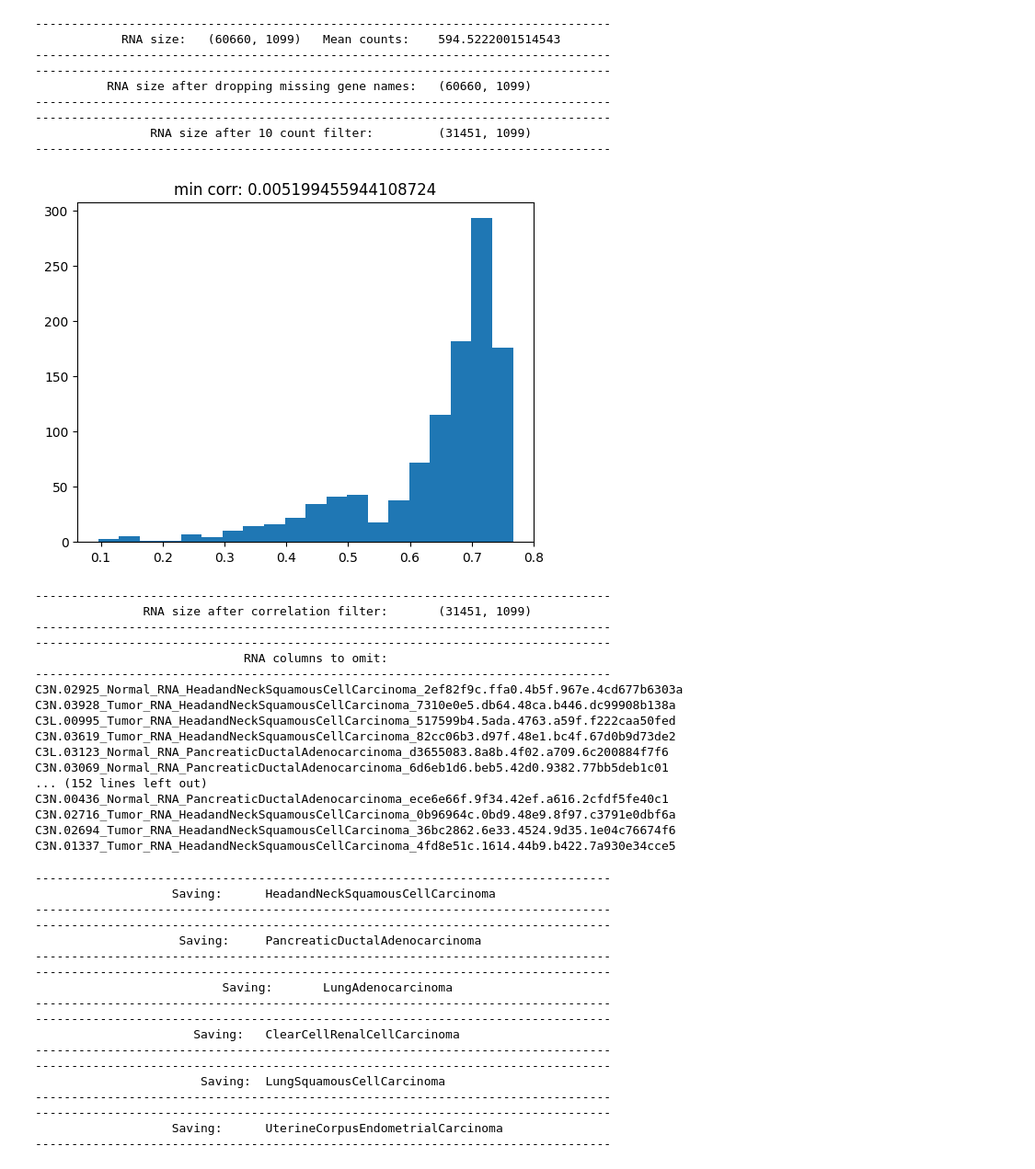
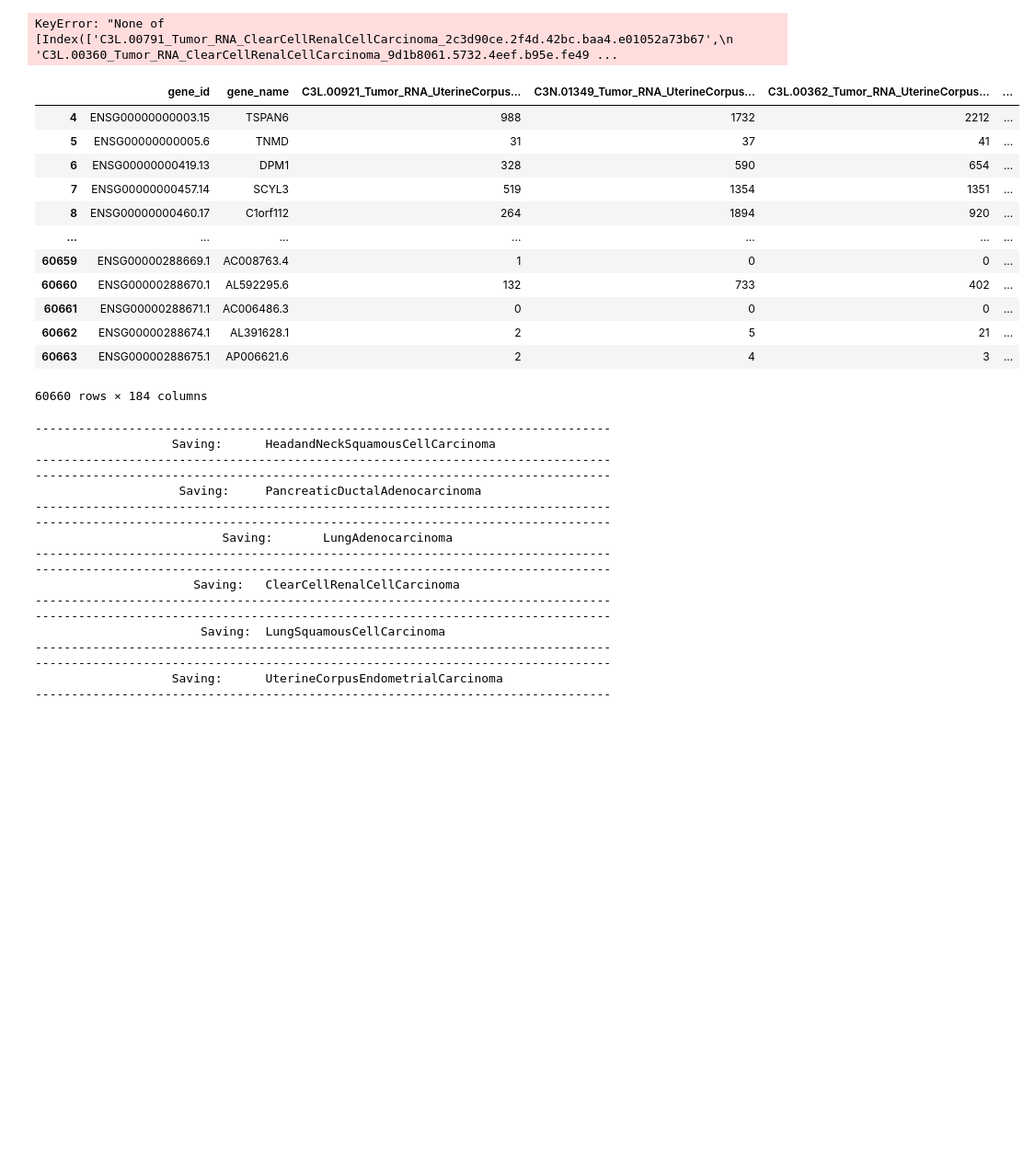
Before and after one commit to ArianeMora/public_cancer_data, a Jupyter notebook: datasets/CPTAC3/input_data/TCGA_RNA_DNAMethylation_ALL/RNA_filter.ipynb, the cells around one changed output. Shown at 92% size. Saved outputs shown, nothing was run; the diff lists cells and outputs as text; code cells hidden in the pictures; blank space fills up the shorter version.

```diff
--- a/datasets/CPTAC3/input_data/TCGA_RNA_DNAMethylation_ALL/RNA_filter.ipynb
+++ b/datasets/CPTAC3/input_data/TCGA_RNA_DNAMethylation_ALL/RNA_filter.ipynb
@@ -7,6 +7,8 @@ from sciutil import SciUtil
 u = SciUtil()
 
 rna_sample_df = pd.read_csv('rna_sample_df.csv')
+rna_sample_df = rna_sample_df[rna_sample_df['Disease Type'] == 'Clear Cell Renal Cell Carcinoma']
+
 df = pd.read_csv('../../output_data/RNA.csv')
 cols = list(rna_sample_df['Sample'].values)
 
@@ -46,33 +48,23 @@ print('\n'.join(cols_to_omit))
 cols_to_keep = [c for c in df.columns if c not in cols_to_omit]
 df = df[cols_to_keep]
 # %% [output]
---------------------------------------------------------------------------------
-            RNA size:   (60660, 1099)   Mean counts:    594.5222001514543
---------------------------------------------------------------------------------
---------------------------------------------------------------------------------
-          RNA size after dropping missing gene names:   (60660, 1099)
---------------------------------------------------------------------------------
---------------------------------------------------------------------------------
-                RNA size after 10 count filter:         (31451, 1099)
---------------------------------------------------------------------------------
+KeyError: "None of [Index(['C3L.00791_Tumor_RNA_ClearCellRenalCellCarcinoma_2c3d90ce.2f4d.42bc.baa4.e01052a73b67',\n       'C3L.00360_Tumor_RNA_ClearCellRenalCellCarcinoma_9d1b8061.5732.4eef.b95e.fe49 ...
-[figure, removed]
---------------------------------------------------------------------------------
-               RNA size after correlation filter:       (31451, 1099)
---------------------------------------------------------------------------------
---------------------------------------------------------------------------------
-                             RNA columns to omit:
---------------------------------------------------------------------------------
-C3N.02925_Normal_RNA_HeadandNeckSquamousCellCarcinoma_2ef82f9c.ffa0.4b5f.967e.4cd677b6303a
-C3N.03928_Tumor_RNA_HeadandNeckSquamousCellCarcinoma_7310e0e5.db64.48ca.b446.dc99908b138a
-C3L.00995_Tumor_RNA_HeadandNeckSquamousCellCarcinoma_517599b4.5ada.4763.a59f.f222caa50fed
-C3N.03619_Tumor_RNA_HeadandNeckSquamousCellCarcinoma_82cc06b3.d97f.48e1.bc4f.67d0b9d73de2
-C3L.03123_Normal_RNA_PancreaticDuctalAdenocarcinoma_d3655083.8a8b.4f02.a709.6c200884f7f6
-C3N.03069_Normal_RNA_PancreaticDuctalAdenocarcinoma_6d6eb1d6.beb5.42d0.9382.77bb5deb1c01
-... (152 lines left out)
-C3N.00436_Normal_RNA_PancreaticDuctalAdenocarcinoma_ece6e66f.9f34.42ef.a616.2cfdf5fe40c1
-C3N.02716_Tumor_RNA_HeadandNeckSquamousCellCarcinoma_0b96964c.0bd9.48e9.8f97.c3791e0dbf6a
-C3N.02694_Tumor_RNA_HeadandNeckSquamousCellCarcinoma_36bc2862.6e33.4524.9d35.1e04c76674f6
-C3N.01337_Tumor_RNA_HeadandNeckSquamousCellCarcinoma_4fd8e51c.1614.44b9.b422.7a930e34cce5
+# %%
+df
+# %% [output]
+|  | gene_id | gene_name | C3L.00921_Tumor_RNA_UterineCorpus... | C3N.01349_Tumor_RNA_UterineCorpus... | C3L.00362_Tumor_RNA_UterineCorpus... | ... |
+| 4 | ENSG00000000003.15 | TSPAN6 | 988 | 1732 | 2212 | ... |
+| 5 | ENSG00000000005.6 | TNMD | 31 | 37 | 41 | ... |
+| 6 | ENSG00000000419.13 | DPM1 | 328 | 590 | 654 | ... |
+| 7 | ENSG00000000457.14 | SCYL3 | 519 | 1354 | 1351 | ... |
+| 8 | ENSG00000000460.17 | C1orf112 | 264 | 1894 | 920 | ... |
+| ... | ... | ... | ... | ... | ... | ... |
+| 60659 | ENSG00000288669.1 | AC008763.4 | 1 | 0 | 0 | ... |
+| 60660 | ENSG00000288670.1 | AL592295.6 | 132 | 733 | 402 | ... |
+| 60661 | ENSG00000288671.1 | AC006486.3 | 0 | 0 | 0 | ... |
+| 60662 | ENSG00000288674.1 | AL391628.1 | 2 | 5 | 21 | ... |
+| 60663 | ENSG00000288675.1 | AP006621.6 | 2 | 4 | 3 | ... |
+60660 rows × 184 columns
 # %%
 rna_sample_df = pd.read_csv('rna_sample_df.csv')
 df = pd.read_csv('../../output_data/RNA.csv')
```
Also changed, not shown: 2 other files.
